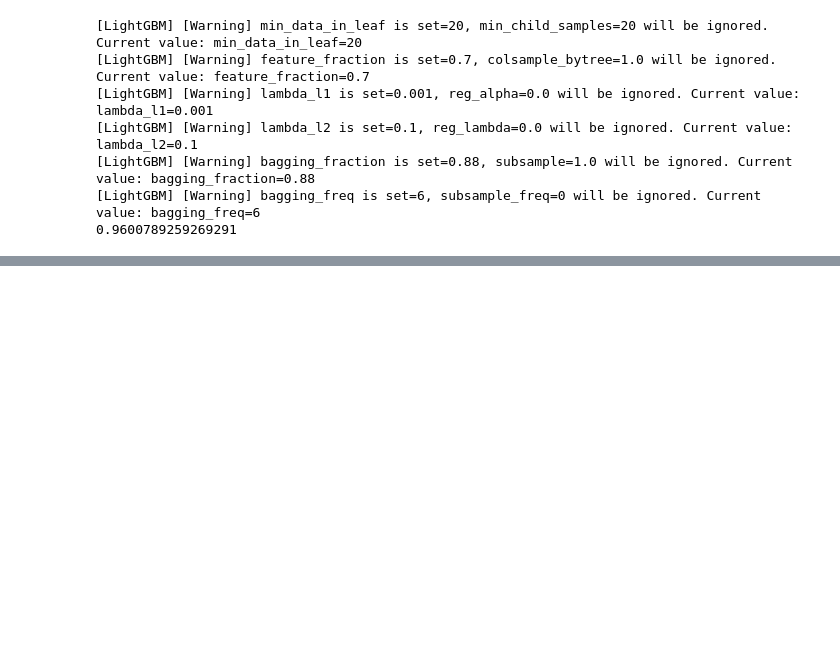
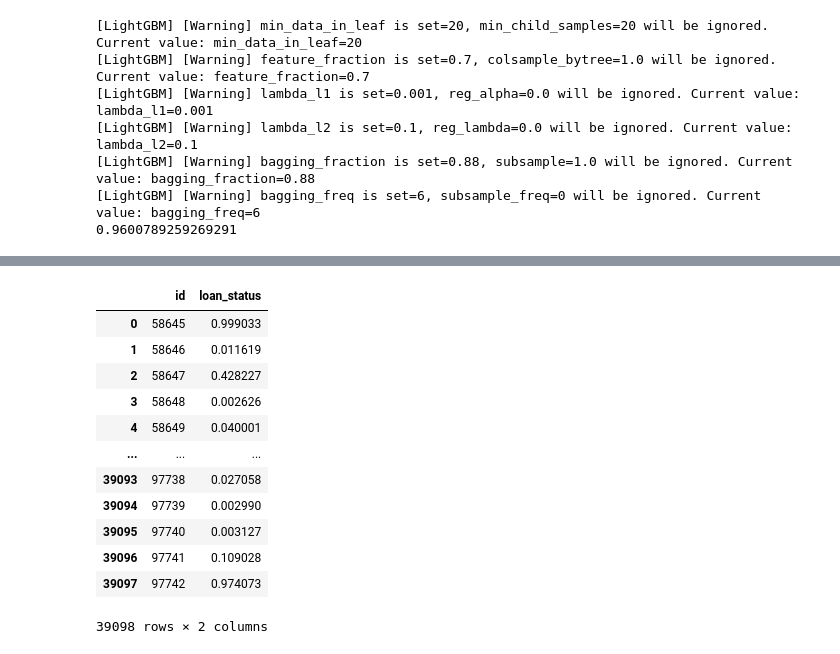
Before and after one commit to MrIsCM/KaggleCompetitions, a Jupyter notebook: LoanStatusPrediction/notebooks/stacking_v2.ipynb, the cells around one changed output, grey strips where cells are left out. Saved outputs shown, nothing was run; the diff lists cells and outputs as text; code cells hidden in the pictures; blank space fills up the shorter version.

```diff
--- a/LoanStatusPrediction/notebooks/stacking_v2.ipynb
+++ b/LoanStatusPrediction/notebooks/stacking_v2.ipynb
@@ -294,0 +361,38 @@ print(roc_auc_score(y_test, y_probas_stacking))
+# %%
+new_probas = []
+for i in range(len(submission['loan_status'])):
+	proba = submission['loan_status'][i]
+	if proba < 0.2:
+		new_probas.append((1-0.4)*proba)
+	elif proba < 0.4 and proba >= 0.2:
+		new_probas.append((1-0.25)*proba)
+	elif proba < 0.5 and proba >= 0.4:
+		new_probas.append((1-0.1)*proba)
+	elif proba >= 0.5 and proba < 0.6:
+		new_probas.append((1+0.05)*proba)
+	elif proba >= 0.6 and proba < 0.8:
+		new_probas.append((1+0.1)*proba)
+	else:
+		new_probas.append(proba)
+
+submission['loan_status_modf'] = new_probas
+# %%
+new_sub = submission.drop(['loan_status'], axis=1)
+new_sub.rename(columns={'loan_status_modf': 'loan_status'}, inplace=True)
+new_sub.to_csv('../submissions/stack_model_v2_modif.csv', index=False)
+# %%
+new_sub
+# %% [output]
+|  | id | loan_status |
+| 0 | 58645 | 0.999033 |
+| 1 | 58646 | 0.011619 |
+| 2 | 58647 | 0.428227 |
+| 3 | 58648 | 0.002626 |
+| 4 | 58649 | 0.040001 |
+| ... | ... | ... |
+| 39093 | 97738 | 0.027058 |
+| 39094 | 97739 | 0.002990 |
+| 39095 | 97740 | 0.003127 |
+| 39096 | 97741 | 0.109028 |
+| 39097 | 97742 | 0.974073 |
+39098 rows × 2 columns
```
Also changed, not shown: parts of 8 cells of this notebook.
